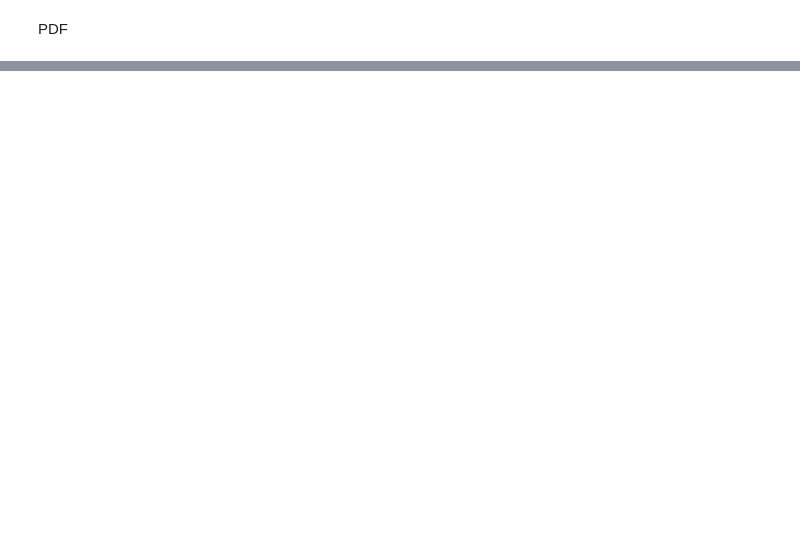
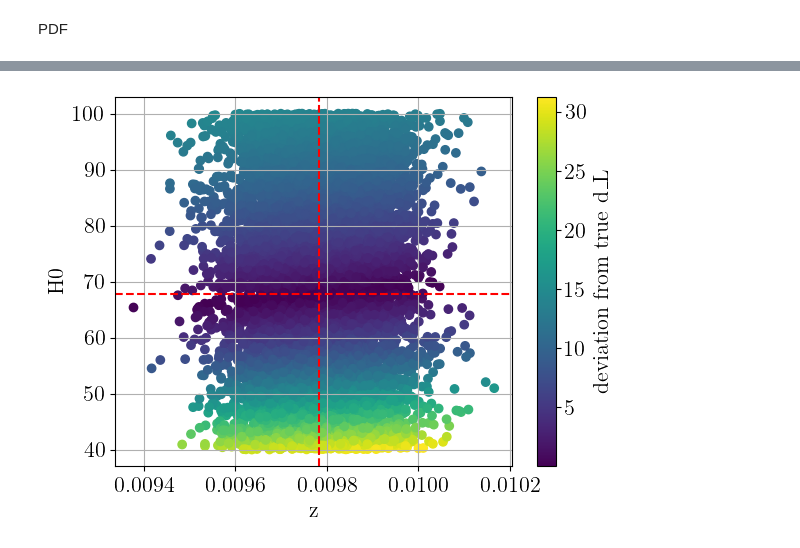
Before and after one commit to ThibeauWouters/jim_H0, a Jupyter notebook: v2/explore.ipynb, the cells around one changed output, grey strips where cells are left out. Cells and saved outputs as stored; diff of their text form; code cells hidden in the pictures; blank space fills up the shorter version.

Commit message:
sanity checking the H0, z to dL transformation

```diff
--- a/v2/explore.ipynb
+++ b/v2/explore.ipynb
@@ -398,0 +385,21 @@ plt.show()
+# %%
+# Define the z and H0 priors
+z_prior = Normal(0.009783, 0.0001, naming = ["z"])
+H0_prior = Uniform(40.0, 100.0, naming = ["H_0"])
+
+# Define the transform function
+transform_list = [default_functions["H0_z_to_dL"]]
+transform = Transform(transform_list, ["H_0", "z"])
+
+# Generate samples:
+N = 10_000
+key, subkey = random.split(key)
+z_samples = z_prior.sample(subkey, N)
+key, subkey = random.split(key)
+H0_samples = H0_prior.sample(subkey, N)
+params = {"z": z_samples["z"], "H_0": H0_samples["H_0"]}
+params = transform.transform(params)
+
+dL = params["d_L"]
+plt.hist(dL, bins=20, density=True, histtype="step", color="blue", linewidth=2)
+plt.show()
@@ -398,0 +408,16 @@ plt.show()
+# %%
+true_H0 = 67.74
+true_z = 0.009783
+truth = {"z": true_z, "H_0": true_H0}
+true_dL = transform.transform(truth)["d_L"]
+color = abs(dL - true_dL)
+# color = dL
+plt.scatter(z_samples["z"], H0_samples["H_0"], c = color, cmap = "viridis")
+plt.colorbar(label = "deviation from true d_L")
+plt.axvline(true_z, color = "red", linestyle = "--")
+plt.axhline(true_H0, color = "red", linestyle = "--")
+plt.xlabel("z")
+plt.ylabel("H0")
+plt.show()
+# %% [output]
+[figure, added]
```
Also changed, not shown: parts of 7 cells of this notebook, 1 other file.
